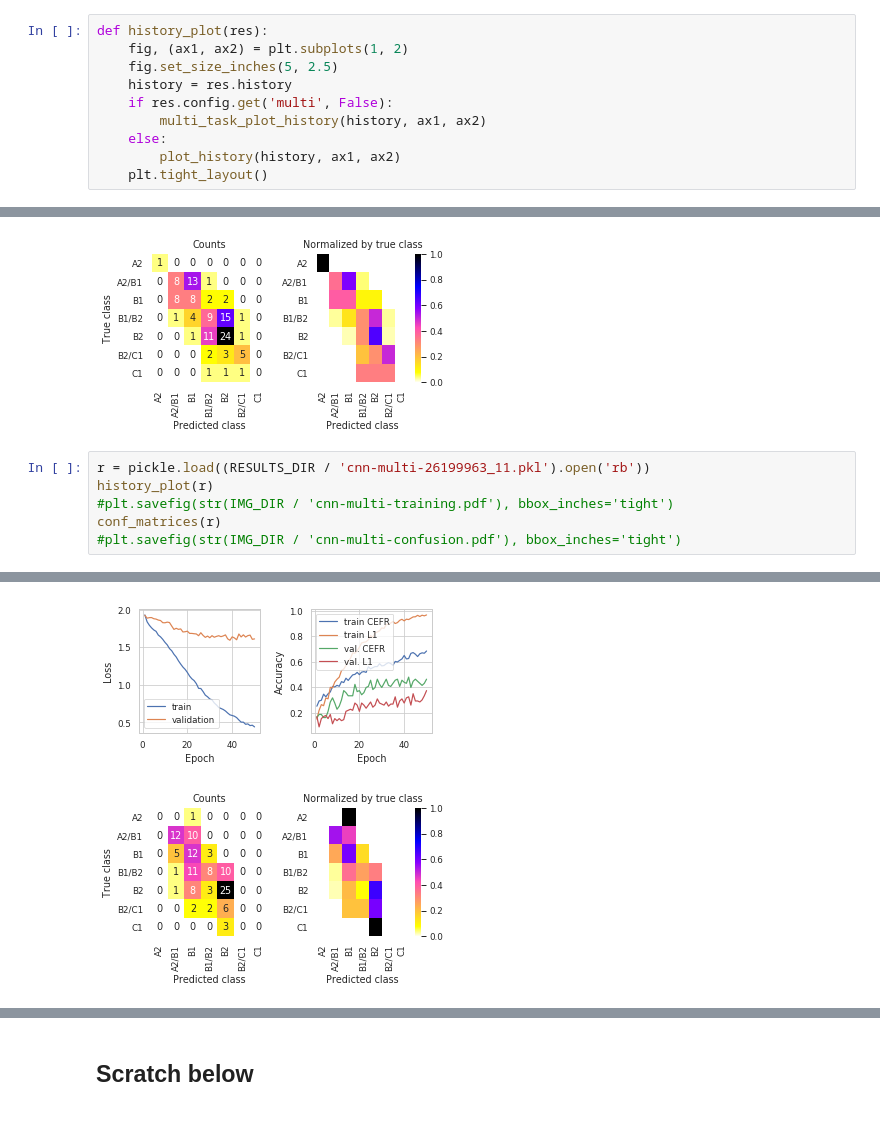
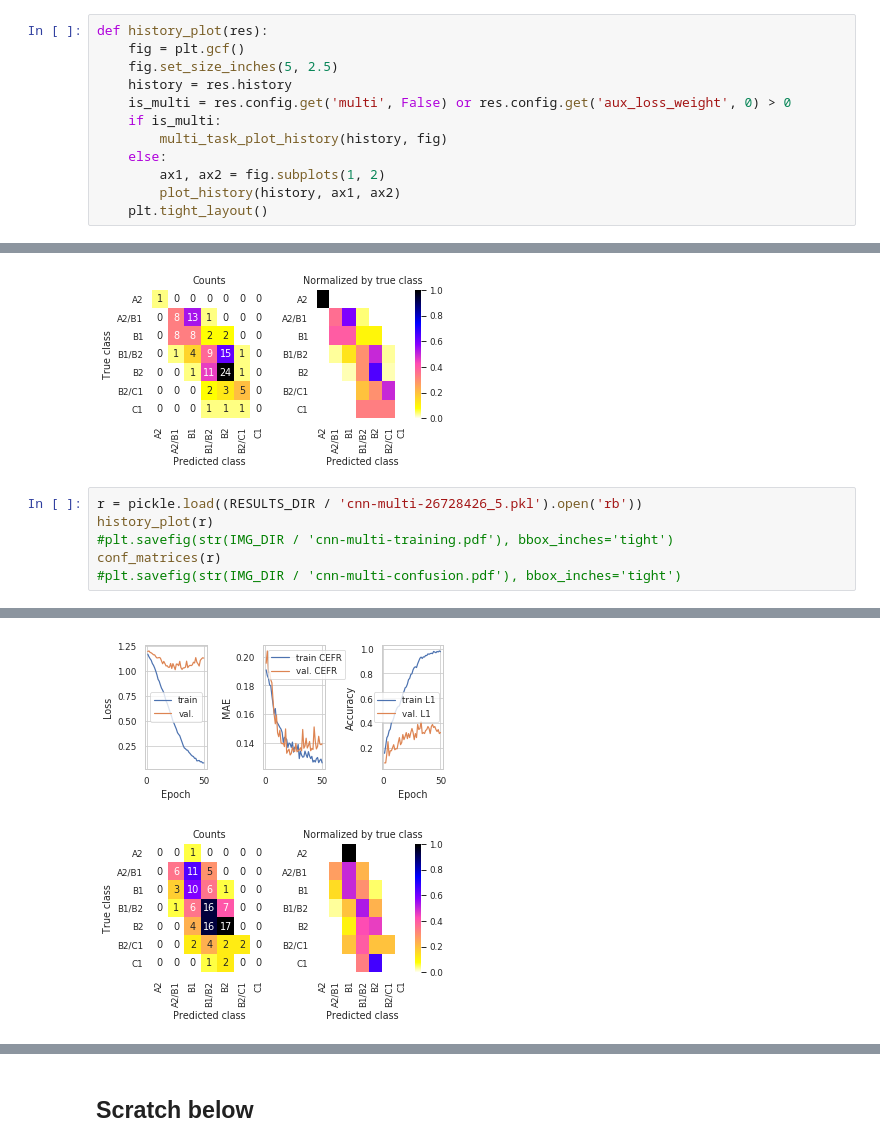
Before and after one commit to PhyloStar/NorskASK, a Jupyter notebook: notebooks/Confusion matrices.ipynb, the cells around one changed output, grey strips where cells are left out. Saved outputs shown, nothing was run; the diff lists cells and outputs as text.

Commit message:
update plotting scripts

```diff
--- a/notebooks/Confusion matrices.ipynb
+++ b/notebooks/Confusion matrices.ipynb
@@ -44,12 +46,14 @@ def conf_matrices(res, cmap='gnuplot2_r'):
     plt.setp(ax2.get_xticklabels(), rotation=x_rot)
 # %%
 def history_plot(res):
-    fig, (ax1, ax2) = plt.subplots(1, 2)
+    fig = plt.gcf()
     fig.set_size_inches(5, 2.5)
     history = res.history
-    if res.config.get('multi', False):
-        multi_task_plot_history(history, ax1, ax2)
+    is_multi = res.config.get('multi', False) or res.config.get('aux_loss_weight', 0) > 0
+    if is_multi:
+        multi_task_plot_history(history, fig)
     else:
+        ax1, ax2 = fig.subplots(1, 2)
         plot_history(history, ax1, ax2)
     plt.tight_layout()
 # %%
@@ -88,7 +92,7 @@ Micro F1: 0.447
 [figure]
 [figure]
 # %%
-r = pickle.load((RESULTS_DIR / 'cnn-multi-26199963_11.pkl').open('rb'))
+r = pickle.load((RESULTS_DIR / 'cnn-multi-26728426_5.pkl').open('rb'))
 history_plot(r)
 #plt.savefig(str(IMG_DIR / 'cnn-multi-training.pdf'), bbox_inches='tight')
 conf_matrices(r)
@@ -97,3 +102,3 @@ conf_matrices(r)
-[figure, old version]
+[figure, new version]
-[figure, old version]
+[figure, new version]
 # %%
```
Also changed, not shown: parts of 3 cells of this notebook, 2 other files.
